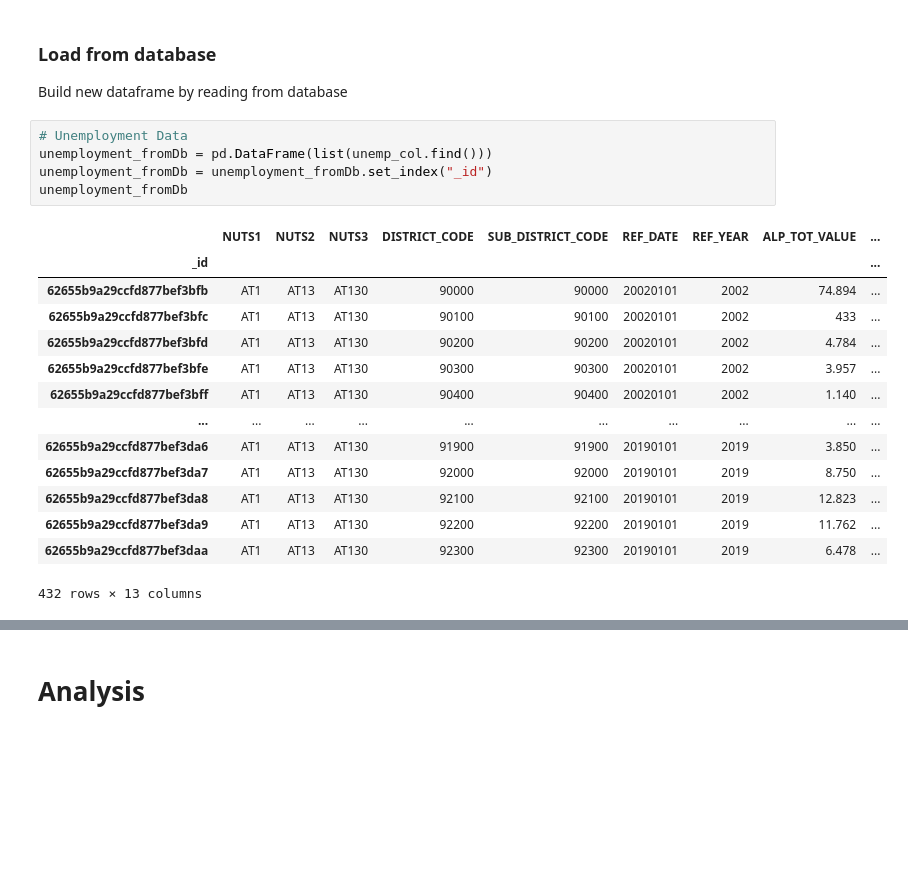
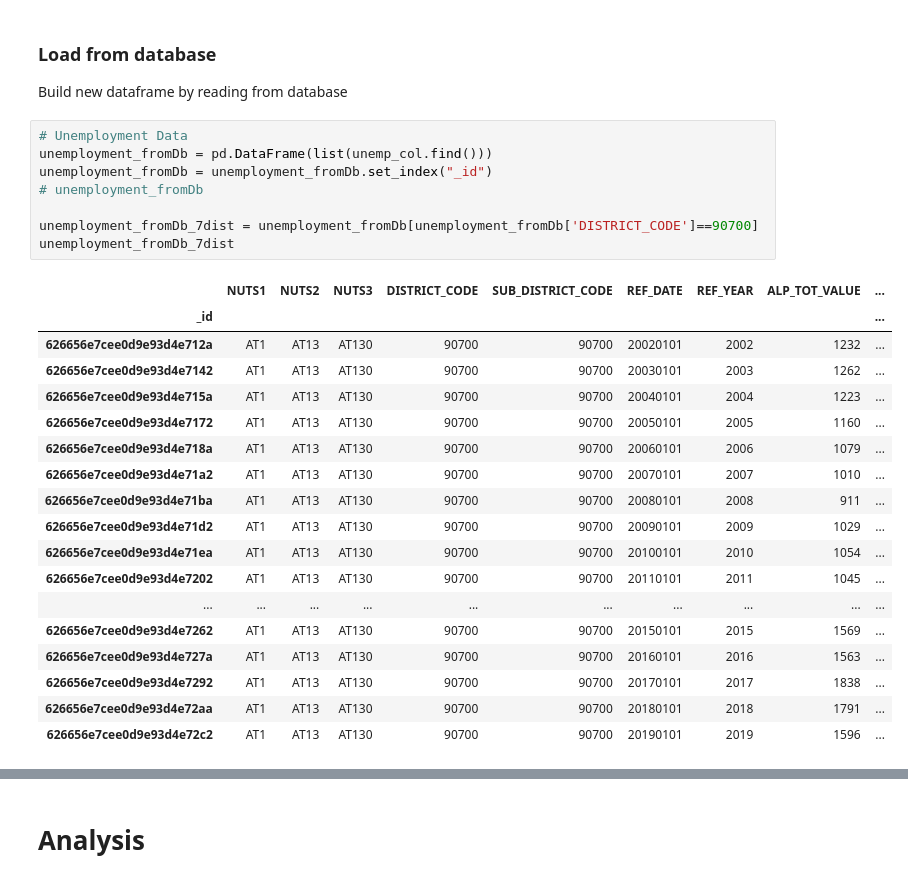
Before and after one commit to jirn073-76/Project_Concrete, a Jupyter notebook: Project_Concrete.ipynb, the cells around one changed output, grey strips where cells are left out. Cells and saved outputs as stored; diff of their text form; blank space fills up the shorter version.

```diff
--- a/Project_Concrete.ipynb
+++ b/Project_Concrete.ipynb
@@ -200,23 +200,30 @@ Build new dataframe by reading from database
 # %%
 # Unemployment Data
 unemployment_fromDb = pd.DataFrame(list(unemp_col.find()))
 unemployment_fromDb = unemployment_fromDb.set_index("_id")
-unemployment_fromDb
+# unemployment_fromDb
+
+unemployment_fromDb_7dist = unemployment_fromDb[unemployment_fromDb['DISTRICT_CODE']==90700]
+unemployment_fromDb_7dist
 # %% [output]
 |  | NUTS1 | NUTS2 | NUTS3 | DISTRICT_CODE | SUB_DISTRICT_CODE | REF_DATE | REF_YEAR | ALP_TOT_VALUE | ... |
 | _id |  |  |  |  |  |  |  |  | ... |
-| 62655b9a29ccfd877bef3bfb | AT1 | AT13 | AT130 | 90000 | 90000 | 20020101 | 2002 | 74.894 | ... |
-| 62655b9a29ccfd877bef3bfc | AT1 | AT13 | AT130 | 90100 | 90100 | 20020101 | 2002 | 433 | ... |
-| 62655b9a29ccfd877bef3bfd | AT1 | AT13 | AT130 | 90200 | 90200 | 20020101 | 2002 | 4.784 | ... |
-| 62655b9a29ccfd877bef3bfe | AT1 | AT13 | AT130 | 90300 | 90300 | 20020101 | 2002 | 3.957 | ... |
-| 62655b9a29ccfd877bef3bff | AT1 | AT13 | AT130 | 90400 | 90400 | 20020101 | 2002 | 1.140 | ... |
+| 626656e7cee0d9e93d4e712a | AT1 | AT13 | AT130 | 90700 | 90700 | 20020101 | 2002 | 1232 | ... |
+| 626656e7cee0d9e93d4e7142 | AT1 | AT13 | AT130 | 90700 | 90700 | 20030101 | 2003 | 1262 | ... |
+| 626656e7cee0d9e93d4e715a | AT1 | AT13 | AT130 | 90700 | 90700 | 20040101 | 2004 | 1223 | ... |
+| 626656e7cee0d9e93d4e7172 | AT1 | AT13 | AT130 | 90700 | 90700 | 20050101 | 2005 | 1160 | ... |
+| 626656e7cee0d9e93d4e718a | AT1 | AT13 | AT130 | 90700 | 90700 | 20060101 | 2006 | 1079 | ... |
+| 626656e7cee0d9e93d4e71a2 | AT1 | AT13 | AT130 | 90700 | 90700 | 20070101 | 2007 | 1010 | ... |
+| 626656e7cee0d9e93d4e71ba | AT1 | AT13 | AT130 | 90700 | 90700 | 20080101 | 2008 | 911 | ... |
+| 626656e7cee0d9e93d4e71d2 | AT1 | AT13 | AT130 | 90700 | 90700 | 20090101 | 2009 | 1029 | ... |
+| 626656e7cee0d9e93d4e71ea | AT1 | AT13 | AT130 | 90700 | 90700 | 20100101 | 2010 | 1054 | ... |
+| 626656e7cee0d9e93d4e7202 | AT1 | AT13 | AT130 | 90700 | 90700 | 20110101 | 2011 | 1045 | ... |
 | ... | ... | ... | ... | ... | ... | ... | ... | ... | ... |
-| 62655b9a29ccfd877bef3da6 | AT1 | AT13 | AT130 | 91900 | 91900 | 20190101 | 2019 | 3.850 | ... |
-| 62655b9a29ccfd877bef3da7 | AT1 | AT13 | AT130 | 92000 | 92000 | 20190101 | 2019 | 8.750 | ... |
-| 62655b9a29ccfd877bef3da8 | AT1 | AT13 | AT130 | 92100 | 92100 | 20190101 | 2019 | 12.823 | ... |
-| 62655b9a29ccfd877bef3da9 | AT1 | AT13 | AT130 | 92200 | 92200 | 20190101 | 2019 | 11.762 | ... |
-| 62655b9a29ccfd877bef3daa | AT1 | AT13 | AT130 | 92300 | 92300 | 20190101 | 2019 | 6.478 | ... |
+| 626656e7cee0d9e93d4e7262 | AT1 | AT13 | AT130 | 90700 | 90700 | 20150101 | 2015 | 1569 | ... |
+| 626656e7cee0d9e93d4e727a | AT1 | AT13 | AT130 | 90700 | 90700 | 20160101 | 2016 | 1563 | ... |
+| 626656e7cee0d9e93d4e7292 | AT1 | AT13 | AT130 | 90700 | 90700 | 20170101 | 2017 | 1838 | ... |
+| 626656e7cee0d9e93d4e72aa | AT1 | AT13 | AT130 | 90700 | 90700 | 20180101 | 2018 | 1791 | ... |
+| 626656e7cee0d9e93d4e72c2 | AT1 | AT13 | AT130 | 90700 | 90700 | 20190101 | 2019 | 1596 | ... |
-432 rows × 13 columns
 # %%
 # Population Growth in Vienna
 populationGrowth_fromDb = pd.DataFrame(list(populationGrowth_col.find()))
```
Also changed, not shown: parts of 9 cells of this notebook.
